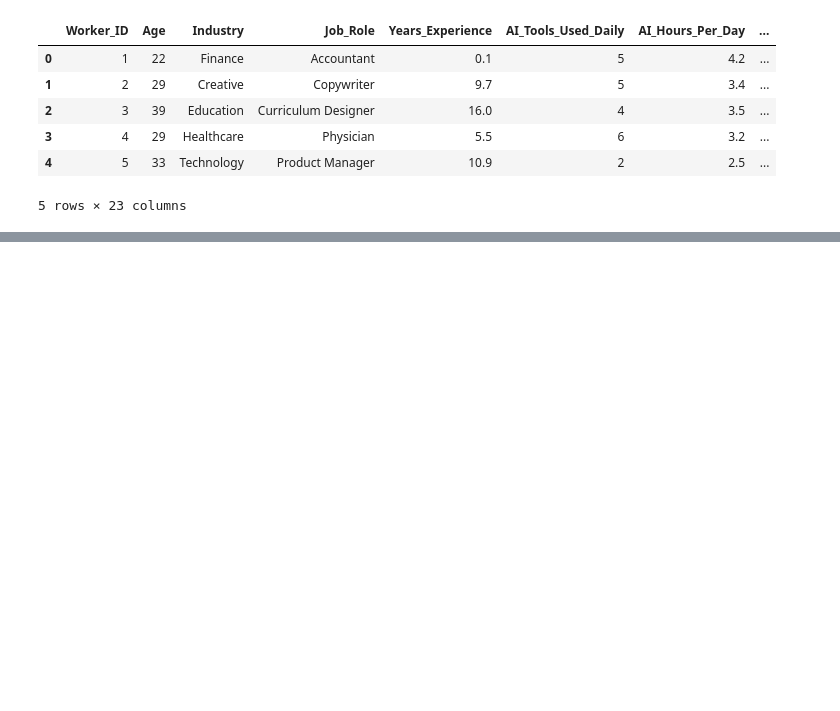
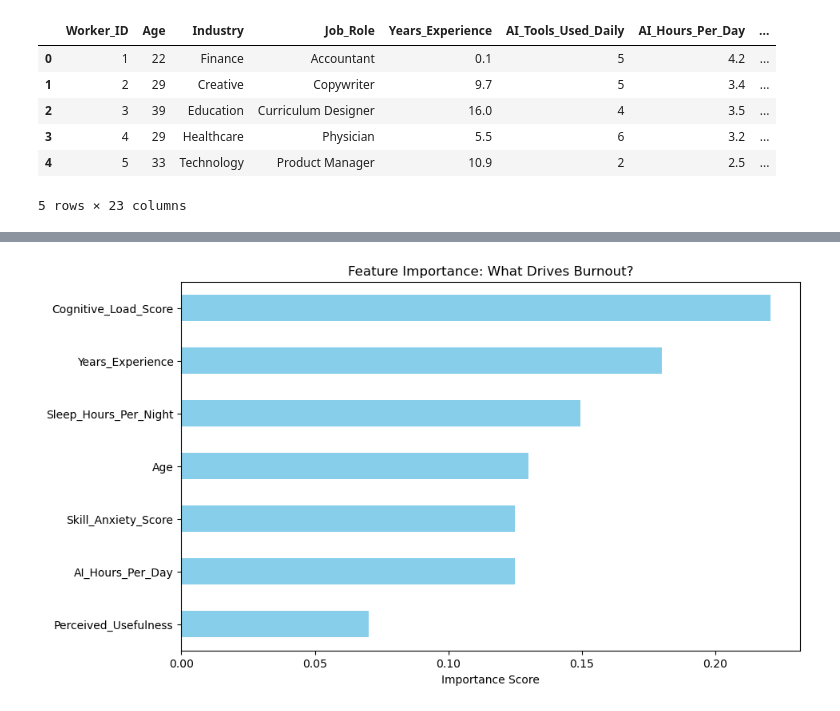
Before and after one commit to christiefung/Project_ResilientSync, a Jupyter notebook: ResilientSync.ipynb, the cells around one changed output, grey strips where cells are left out. Drawn from its saved outputs; the diff is of its cells as text; code cells hidden in the pictures; blank space fills up the shorter version.

```diff
--- a/ResilientSync.ipynb
+++ b/ResilientSync.ipynb
@@ -113,0 +129,24 @@ expert['Skill_Anxiety_Score'].corr(expert['Burnout_Numeric'])
+# %%
+from sklearn.ensemble import RandomForestClassifier
+from sklearn.model_selection import train_test_split
+from sklearn.metrics import classification_report, confusion_matrix, accuracy_score
+
+# Define features and target variable
+features = ['Age', 'Years_Experience', 'AI_Hours_Per_Day',
+    'Skill_Anxiety_Score', 'Perceived_Usefulness',
+    'Sleep_Hours_Per_Night', 'Cognitive_Load_Score']
+
+X = df[features]
+
+# Split the data into training and testing sets
+X_train, X_test, y_train, y_test = train_test_split(X, y, test_size=0.2, random_state=42)
+
+# 3. Initialize the Forest with 'balanced' weights for your small 'High Risk' group
+rf = RandomForestClassifier(n_estimators=100, class_weight='balanced', random_state=42)
+rf.fit(X_train, y_train)
+
+# 4. Predict and Score
+y_pred = rf.predict(X_test)
+print(f"Model Accuracy: {accuracy_score(y_test, y_pred):.2f}")
+print("\nClassification Report:")
+print(classification_report(y_test, y_pred))
@@ -113,0 +176,9 @@ expert['Skill_Anxiety_Score'].corr(expert['Burnout_Numeric'])
+# %%
+importances = pd.Series(rf.feature_importances_, index=features).sort_values(ascending=True)
+plt.figure(figsize=(10, 6))
+importances.plot(kind='barh', color='skyblue')
+plt.title('Feature Importance: What Drives Burnout?')
+plt.xlabel('Importance Score')
+plt.show()
+# %% [output]
+[figure, added]
```
Also changed, not shown: parts of 19 cells of this notebook.
